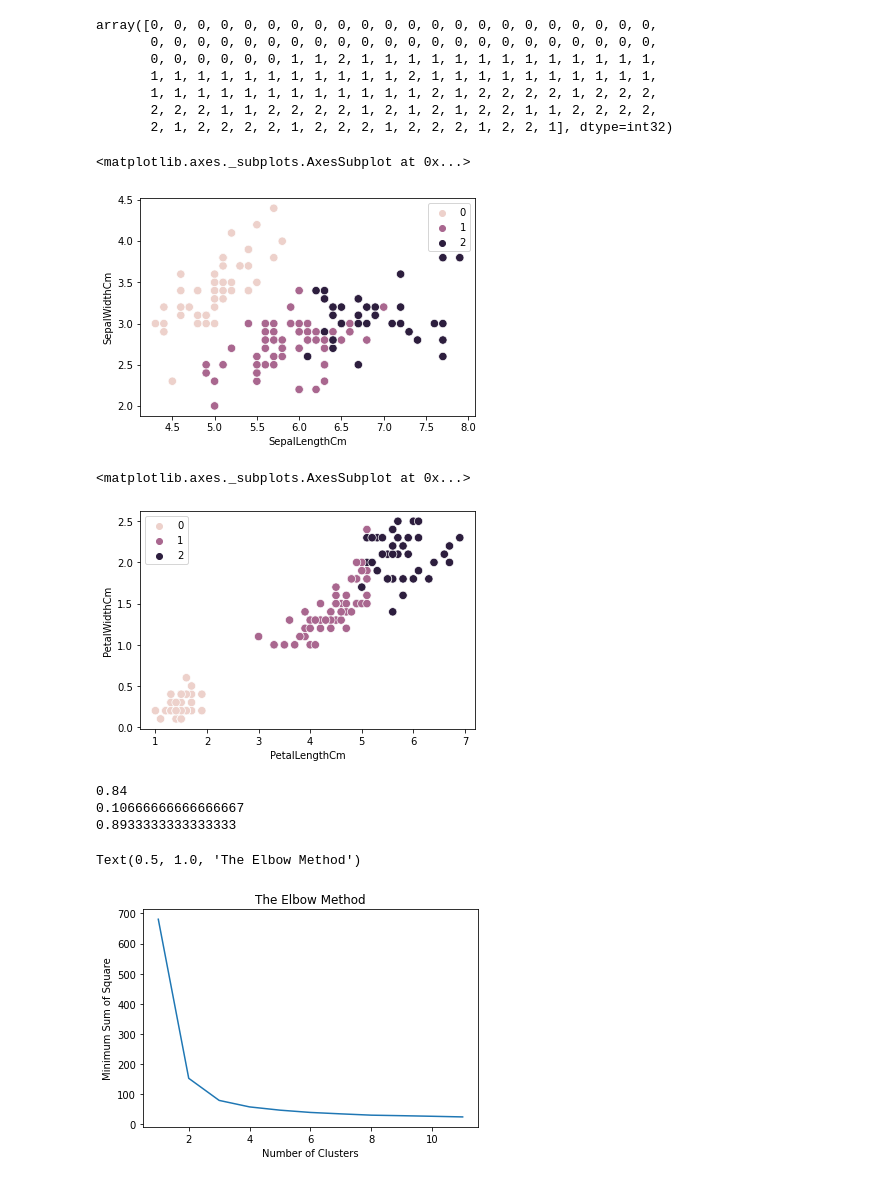
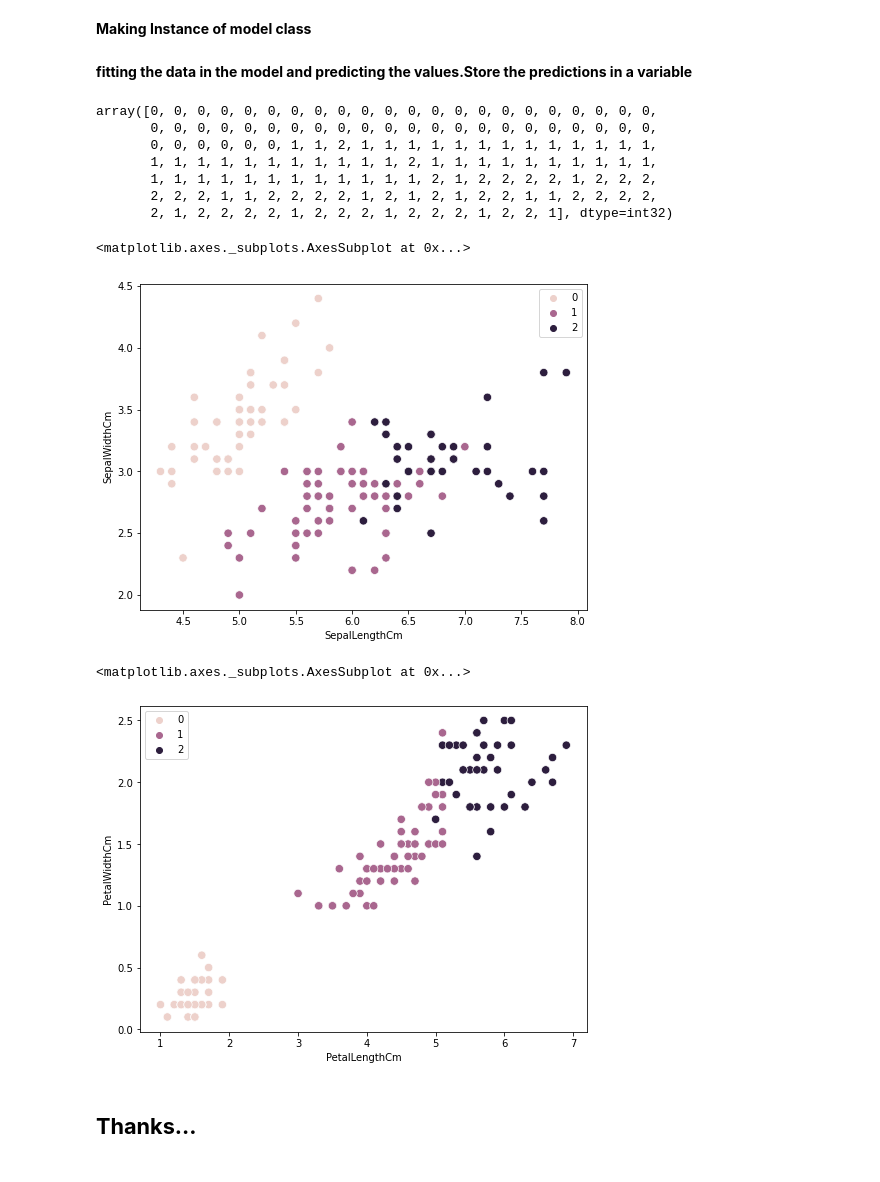
Before and after one commit to Noob919/Internship, a Jupyter notebook: Iris.ipynb, the cells around one changed output. Cells and saved outputs as stored; diff of their text form; code cells hidden in the pictures.

```diff
--- a/Iris.ipynb
+++ b/Iris.ipynb
@@ -19,2 +27,0 @@ df.head(2)
-# %%
-df = df.drop(columns= ['Id'])
@@ -44,0 +38,2 @@ sns.scatterplot(x = df_iris['PetalLengthCm'], y = df_iris['PetalWidthCm'], s = 7
+# %%
+df_iris = df.drop(columns= ['Id'])
@@ -47,5 +110,9 @@ from sklearn.cluster import KMeans
+# %% [markdown]
+**Making Instance of model class**
 # %%
 Kmeans = KMeans(n_clusters = 3)
+# %% [markdown]
+**fitting the data in the model and predicting the values.Store the predictions in a variable**
 # %%
 y_predict = Kmeans.fit_predict(df_iris.iloc[:,:-1])
 # %%
@@ -59,12 +126,14 @@ array([0, 0, 0, 0, 0, 0, 0, 0, 0, 0, 0, 0, 0, 0, 0, 0, 0, 0, 0, 0, 0, 0,
        2, 2, 2, 1, 1, 2, 2, 2, 2, 1, 2, 1, 2, 1, 2, 2, 1, 1, 2, 2, 2, 2,
        2, 1, 2, 2, 2, 2, 1, 2, 2, 2, 1, 2, 2, 2, 1, 2, 2, 1], dtype=int32)
 # %%
+plt.figure(figsize=(8,6))
 sns.scatterplot(x = df['SepalLengthCm'], y = df['SepalWidthCm'],s = 70, hue = y_predict)
 # %% [output]
 <matplotlib.axes._subplots.AxesSubplot at 0x...>
-[figure, old version]
+[figure, new version]
 # %%
+plt.figure(figsize=(8,6))
 sns.scatterplot(x = df['PetalLengthCm'], y = df['PetalWidthCm'], s=70, hue = y_predict)
 # %% [output]
 <matplotlib.axes._subplots.AxesSubplot at 0x...>
-[figure, old version]
+[figure, new version]
@@ -73,8 +139,0 @@ from sklearn.metrics import r2_score,mean_squared_error,accuracy_score
-# %%
-print(r2_score(df_iris.iloc[:,4:],y_predict))
-print(mean_squared_error(df_iris.iloc[:,4:],y_predict))
-print(accuracy_score(df_iris.iloc[:,4:],y_predict))
-# %% [output]
-0.84
-0.10666666666666667
-0.8933333333333333
@@ -87,8 +140,2 @@ for i in range(1,12):
-# %%
-plt.plot(range(1,12),MSS)
-plt.xlabel('Number of Clusters')
-plt.ylabel('Minimum Sum of Square')
-plt.title('The Elbow Method')
-# %% [output]
-Text(0.5, 1.0, 'The Elbow Method')
-[figure, removed]
+# %% [markdown]
+## **Thanks...**
```
Also changed, not shown: parts of 29 cells of this notebook.
